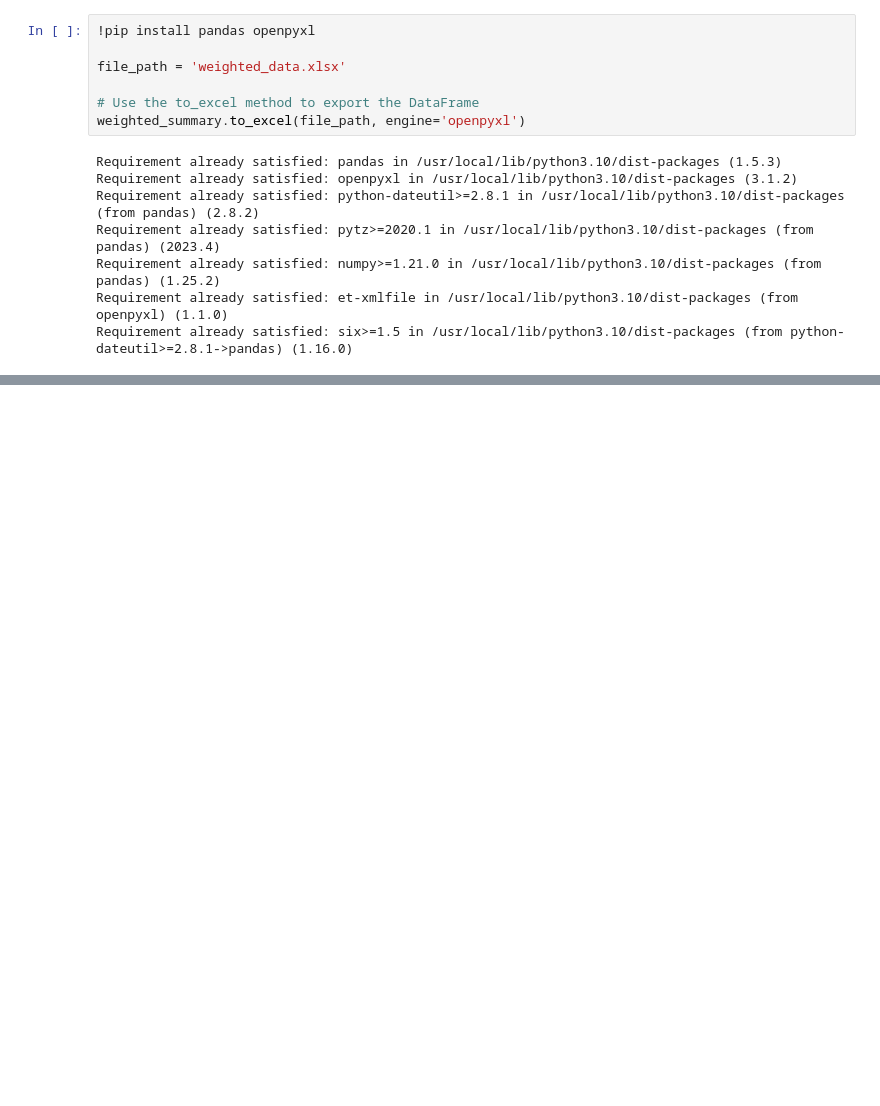
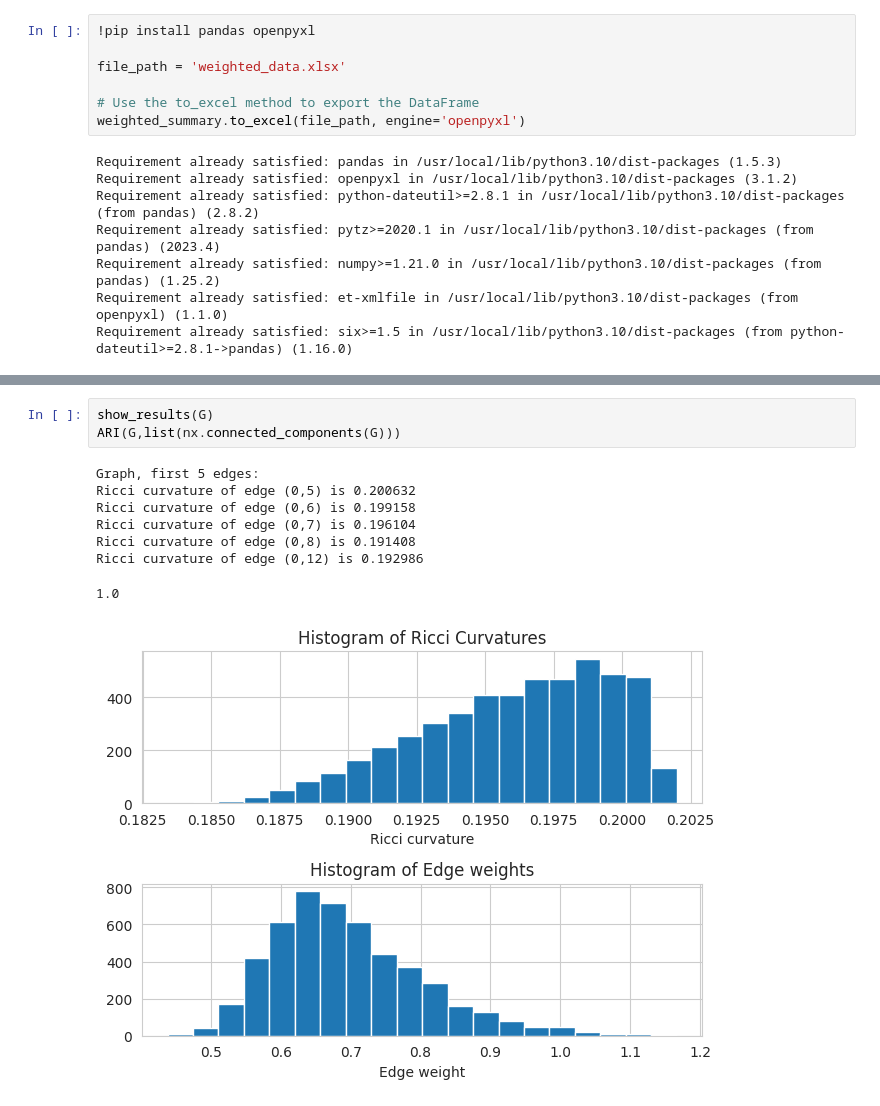
Before and after one commit to jofu-tofu/Research, a Jupyter notebook: Ricci_Curvature_Research.ipynb, the cells around one changed output, grey strips where cells are left out. Cells and saved outputs as stored; diff of their text form; blank space fills up the shorter version.

```diff
--- a/Ricci_Curvature_Research.ipynb
+++ b/Ricci_Curvature_Research.ipynb
@@ -407,0 +478,12 @@ os. getcwd()
+# %%
+show_results(G)
+ARI(G,list(nx.connected_components(G)))
+# %% [output]
+Graph, first 5 edges:
+Ricci curvature of edge (0,5) is 0.200632
+Ricci curvature of edge (0,6) is 0.199158
+Ricci curvature of edge (0,7) is 0.196104
+Ricci curvature of edge (0,8) is 0.191408
+Ricci curvature of edge (0,12) is 0.192986
+1.0
+[figure, added]
```
Also changed, not shown: parts of 32 cells of this notebook, 2 other files.
